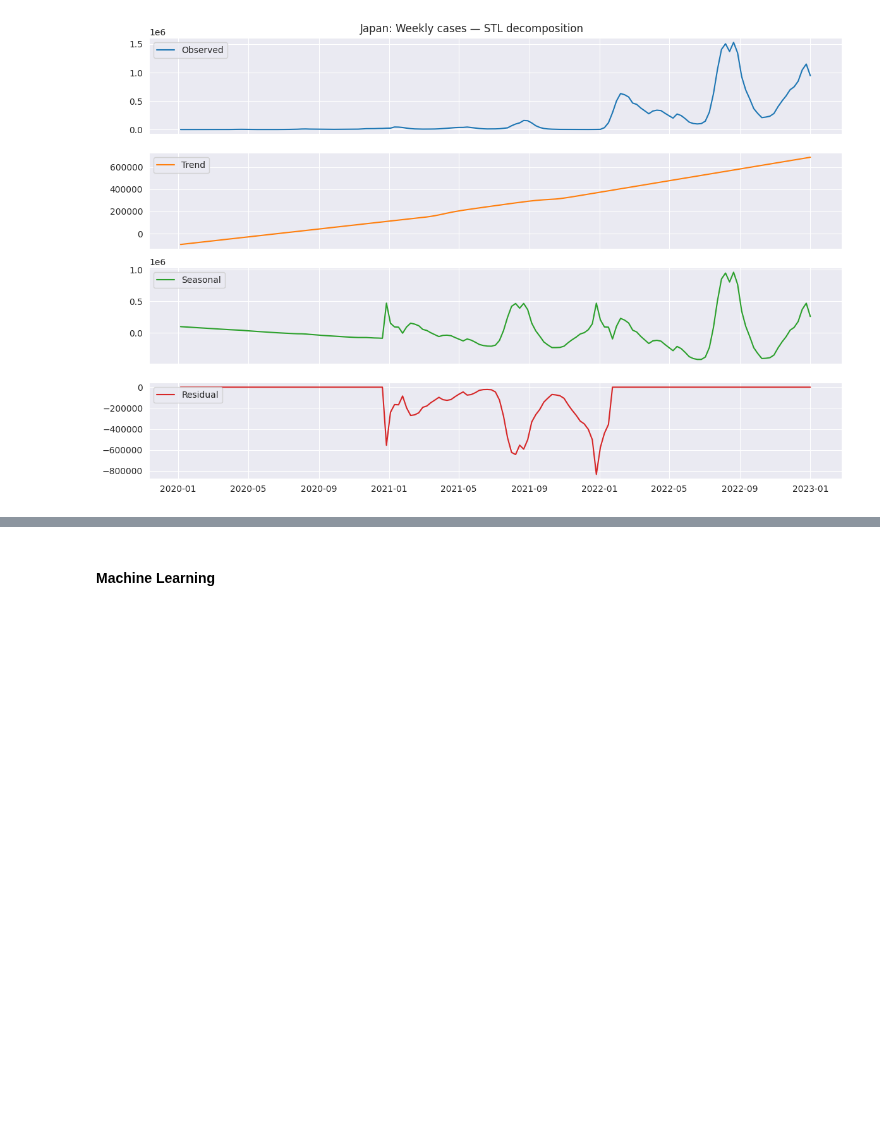
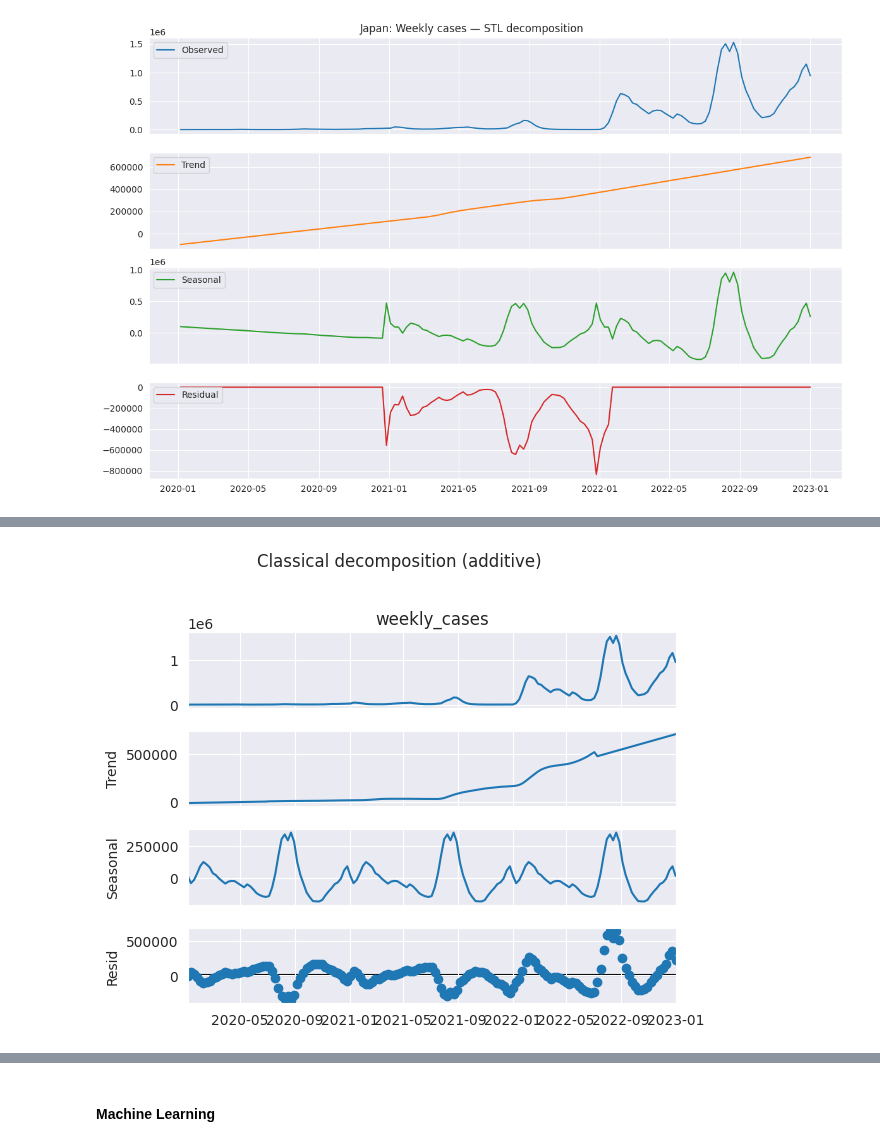
Before and after one commit to chipojaya1/myNEBDHub, a Jupyter notebook: Japan_case_study_Milestone_#2.ipynb, the cells around one changed output, grey strips where cells are left out. Saved outputs shown, nothing was run; the diff lists cells and outputs as text; code cells hidden in the pictures; blank space fills up the shorter version.

```diff
--- a/Japan_case_study_Milestone_#2.ipynb
+++ b/Japan_case_study_Milestone_#2.ipynb
@@ -74,0 +112,6 @@ plt.show()
+# %%
+from statsmodels.tsa.seasonal import seasonal_decompose
+dec = seasonal_decompose(wk['weekly_cases'], model='additive', period=52, extrapolate_trend='freq')
+dec.plot(); plt.suptitle('Classical decomposition (additive)', y=1.02); plt.tight_layout(); plt.show()
+# %% [output]
+[figure, added]
```
Also changed, not shown: parts of 5 cells of this notebook, 1 other file.
